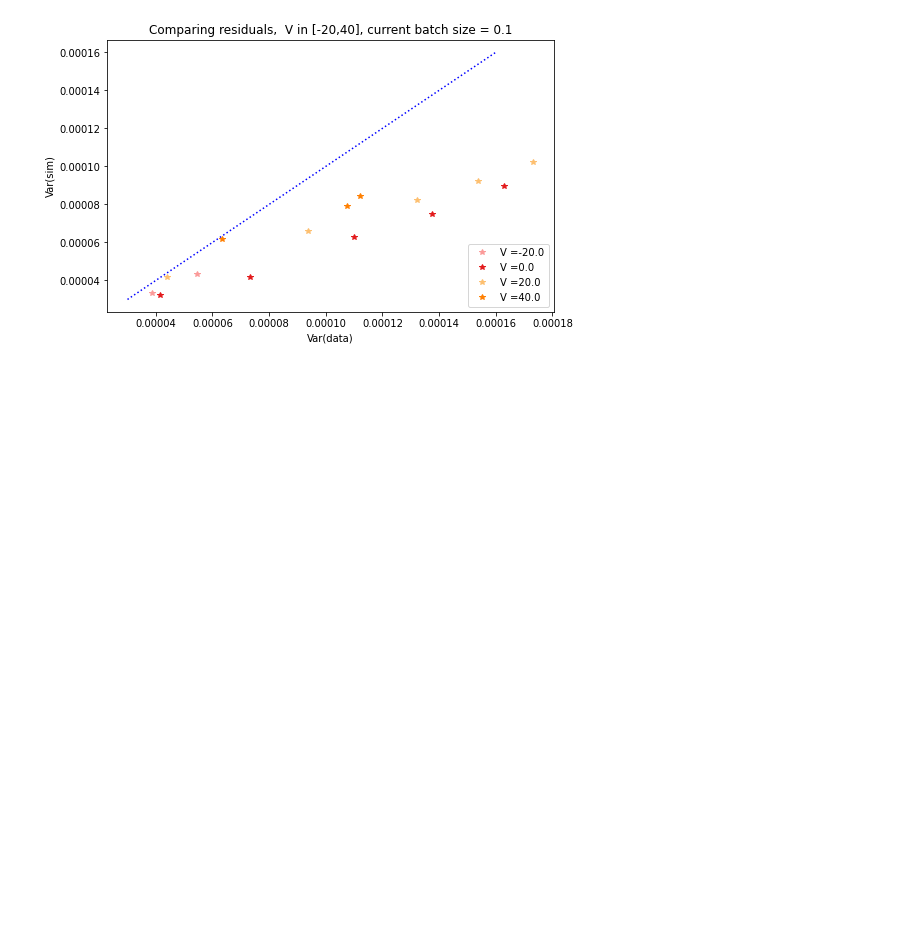
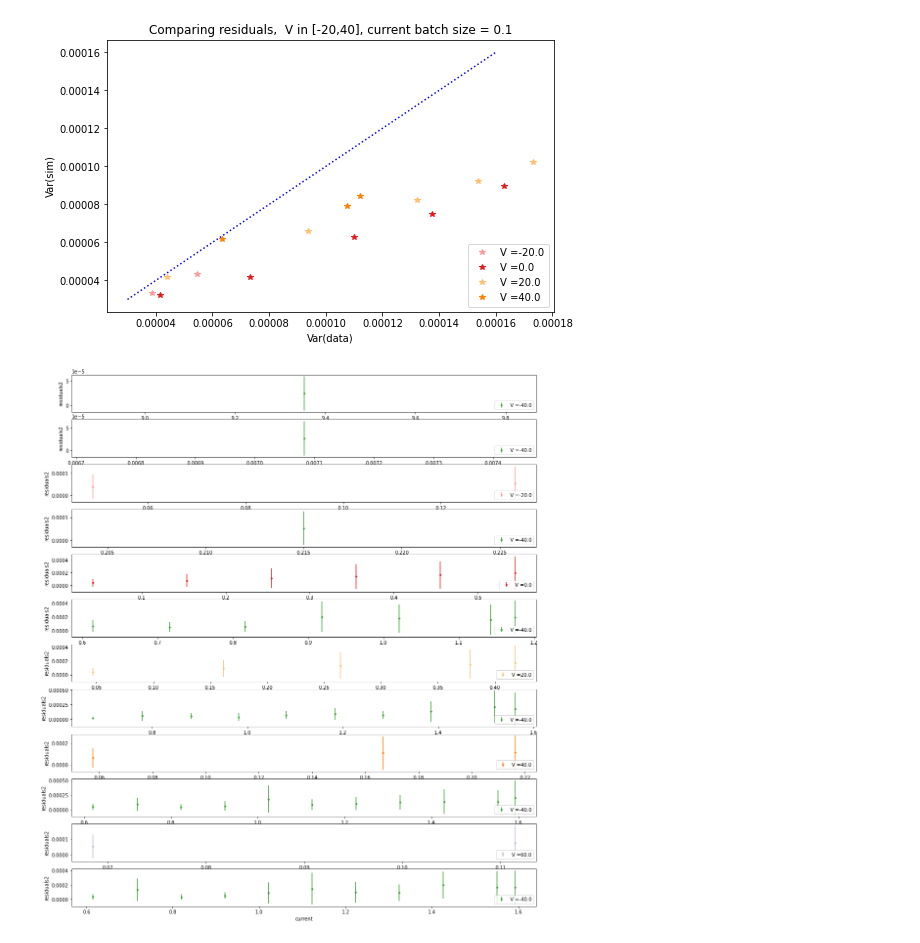
Before and after one commit to donajialej/Notes, a Jupyter notebook: from_myokit_tutorial/KyliesCell5_dataANDsimulation_notebook_PR3.ipynb, the cells around one changed output. Saved outputs shown, nothing was run; the diff lists cells and outputs as text; code cells hidden in the pictures; blank space fills up the shorter version.

Commit message:
almost all plots for real data done

```diff
--- a/from_myokit_tutorial/KyliesCell5_dataANDsimulation_notebook_PR3.ipynb
+++ b/from_myokit_tutorial/KyliesCell5_dataANDsimulation_notebook_PR3.ipynb
@@ -516,3 +516,16 @@ plt.legend(loc='lower right')
 plt.show()
 # %% [output]
 [figure]
+# %%
+fig, axs = plt.subplots(6,2, figsize=(17, 20))
+axs = axs.ravel()
+for index_i in range(len(index_largerCurrents)):
+    i=index_largerCurrents[index_i]
+    axs[index_i].errorbar(splines_largerCurrents_bycurrent_meanbatch[index_i], splines_residuals2_largerCurrents_bycurrent_meanbatch[index_i], yerr=splines_residuals2_largerCurrents_bycurrent_stdbatch[index_i], fmt='.',color = pr3_voltage_constV_colors[i], label = pr3_voltage_constV_labels_full[i] )
+    axs[index_i].set_xlabel('current')
+    axs[index_i].set_ylabel('residuals2')
+    #plt.title('Comparing residuals, ' + pr3_voltage_constV_labels_full[i] + ', current batch size = '+ str(current_batch_size))
+    axs[index_i].legend(loc='lower right')
+plt.show()
+# %% [output]
+[figure, added]
```
Also changed, not shown: parts of 2 cells of this notebook, 2 other files.
